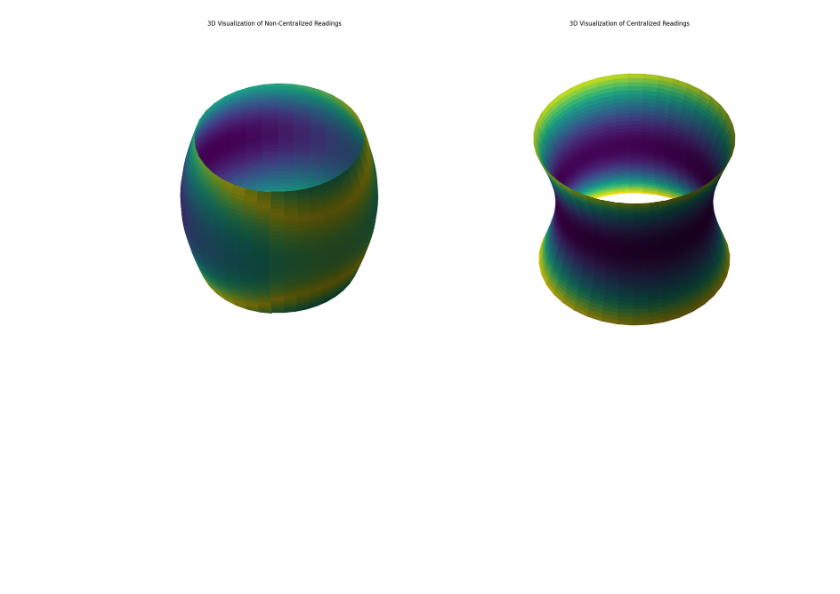
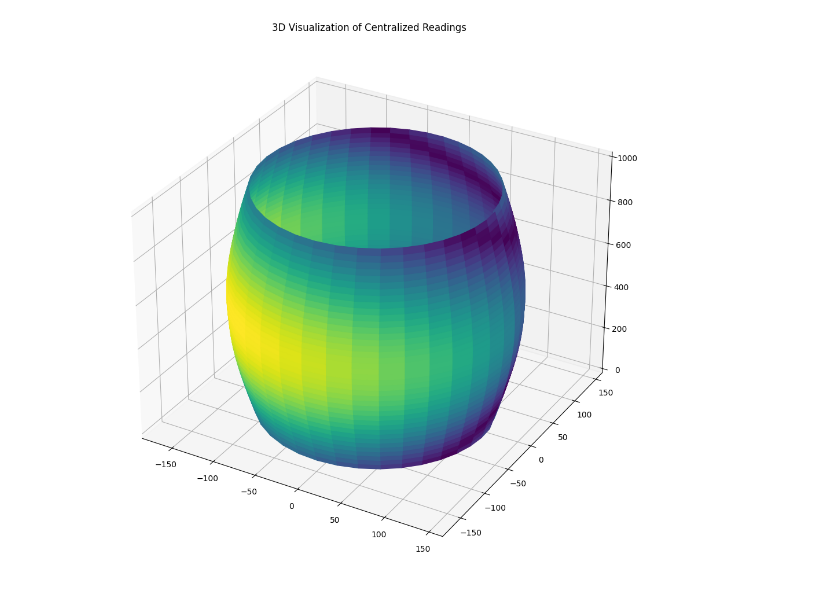
Before and after one commit to borayil/mit_centralization, a Jupyter notebook: visualization/visualization.ipynb, the cells around one changed output. Drawn from its saved outputs; the diff is of its cells as text; code cells hidden in the pictures; blank space fills up the shorter version.

```diff
--- a/visualization/visualization.ipynb
+++ b/visualization/visualization.ipynb
@@ -15,6 +15,7 @@ if not os.path.exists(output_path):
 # %%
 import numpy as np
 import matplotlib.pyplot as plt
+from matplotlib import cm
 
 # Load the first data file
 data_centralized = np.loadtxt(path_to_centralized_data)
@@ -25,108 +26,43 @@ n_depths = data_centralized.shape[0]
 theta = np.linspace(0, 2 * np.pi, n_sensors)  # evenly distributed angles around the pipe
 z = np.arange(n_depths) * 5
 
 # Create a grid of the theta and z values
 theta_grid, z_grid = np.meshgrid(theta, z)
 
 # Convert from cylindrical to Cartesian coordinates
 x_centralized = data_centralized * np.cos(theta_grid)
 y_centralized = data_centralized * np.sin(theta_grid)
 
 # Compute the deviation from the expected radius
 expected_radius = 127
-deviation_centralized = np.abs(data_centralized - expected_radius)
+radius_deviation = np.abs(data_centralized - expected_radius)
+norm = plt.Normalize(radius_deviation.min(), radius_deviation.max())  # normalize deviation to [0, 1]
 
 # Create the first plot
 fig = plt.figure(figsize=(20, 12))
 
 # Plot for the centralized data
-ax_centralized = fig.add_subplot(122, projection='3d')
+ax_centralized = fig.add_subplot(111, projection='3d')
+
+# Create a color map
+colors = cm.viridis(norm(radius_deviation))
+
+# Plot for the centralized data
 surf_centralized = ax_centralized.plot_surface(
-    x_centralized, y_centralized, z_grid,
-    facecolors=plt.cm.viridis_r(deviation_centralized / deviation_centralized.max()),
-    shade=True
+    x_centralized, y_centralized, z_grid, facecolors=colors, shade=False
 )
 
 # Set the axis labels for the centralized data
 ax_centralized.set_title('3D Visualization of Centralized Readings')
 
-# Hide ticks
-ax_centralized.set_xticks([])
-ax_centralized.set_yticks([])
-ax_centralized.set_zticks([])
-
-
-# Hide background
-ax_centralized.xaxis.set_pane_color((1.0, 1.0, 1.0, 1.0))
-ax_centralized.yaxis.set_pane_color((1.0, 1.0, 1.0, 1.0))
-ax_centralized.zaxis.set_pane_color((1.0, 1.0, 1.0, 1.0))
-
-# Hide axis lines
-ax_centralized.xaxis.line.set_color((1.0, 1.0, 1.0, 0.0))
-ax_centralized.yaxis.line.set_color((1.0, 1.0, 1.0, 0.0))
-ax_centralized.zaxis.line.set_color((1.0, 1.0, 1.0, 0.0))
-
-# Load the second data file
-data = np.loadtxt('../data/data.txt')
-
-# Convert the data into a 3D cylindrical coordinate system
-n_sensors = data.shape[1]
-n_depths = data.shape[0]
-
-# Create a grid of the theta and z values
-theta_grid, z_grid = np.meshgrid(theta, z)
-
-# Convert from cylindrical to Cartesian coordinates
-x = data * np.cos(theta_grid)
-y = data * np.sin(theta_grid)
-
-# Compute the deviation from the expected radius
-deviation = np.abs(data - expected_radius)
-
-# Plot for the second data
-ax = fig.add_subplot(121, projection='3d')
-surf = ax.plot_surface(
-    x, y, z_grid,
-    facecolors=plt.cm.viridis_r(deviation / deviation.max()),
-    shade=True
-)
-
-# Set the axis labels for the second data
-ax.set_title('3D Visualization of Non-Centralized Readings')
-
-# Hide ticks
-ax.set_xticks([])
-ax.set_yticks([])
-ax.set_zticks([])
-
-# Hide background
-ax.xaxis.set_pane_color((1.0, 1.0, 1.0, 1.0))
-ax.yaxis.set_pane_color((1.0, 1.0, 1.0, 1.0))
-ax.zaxis.set_pane_color((1.0, 1.0, 1.0, 1.0))
-
-# Hide axis lines
-ax.xaxis.line.set_color((1.0, 1.0, 1.0, 0.0))
-ax.yaxis.line.set_color((1.0, 1.0, 1.0, 0.0))
-ax.zaxis.line.set_color((1.0, 1.0, 1.0, 0.0))
-
-# Adjust the layout
-plt.tight_layout()
-
-# Set the rotation angles
-elevation_angle = 42
-azimuth_angle = 10
-
-# Rotate the plots
-ax_centralized.view_init(elevation_angle, azimuth_angle)
-ax.view_init(elevation_angle, azimuth_angle)
 
 # Save the plt
 plt.savefig(os.path.join(output_path, '3d_visualization.png'))
 
 # Display the plots
 plt.show()
 # %% [output]
-[figure, old version]
+[figure, new version]
 # %%
 import pandas as pd
 import matplotlib.pyplot as plt
```
Also changed, not shown: parts of 1 cell of this notebook, 8 other files.
